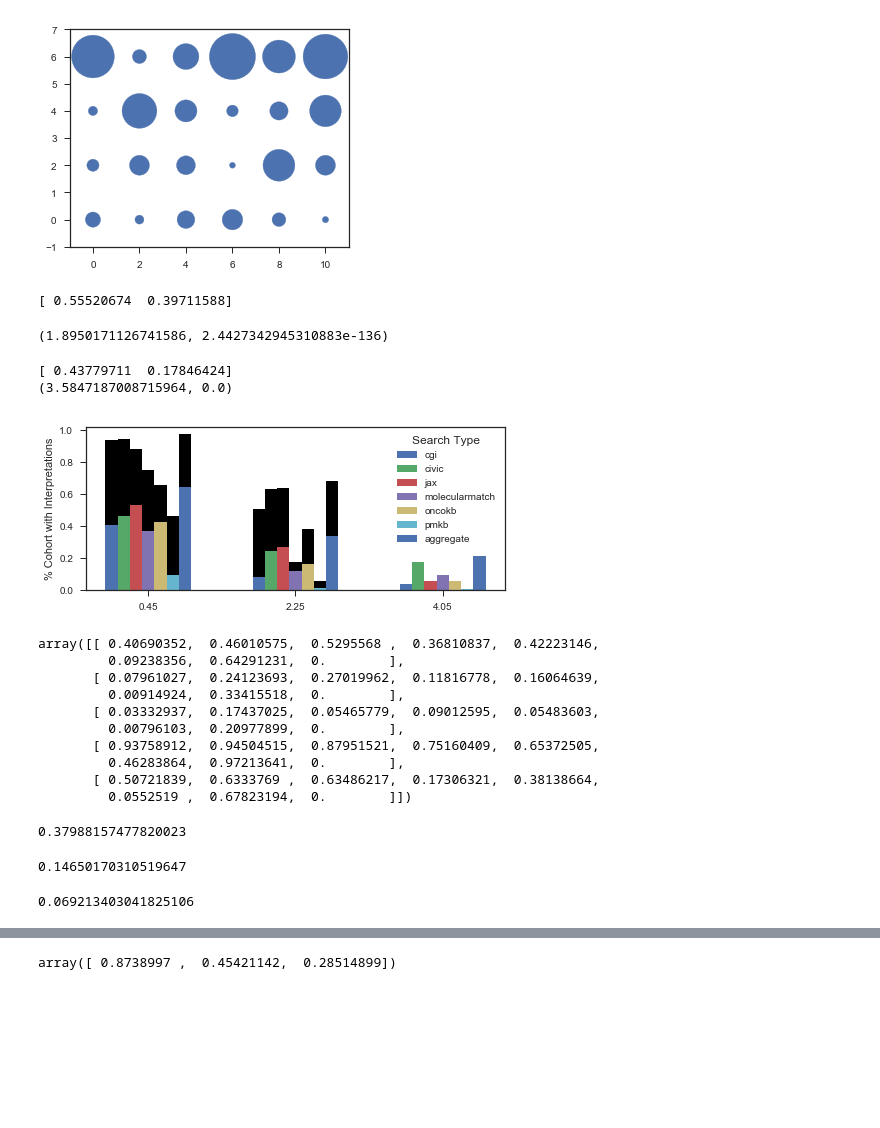
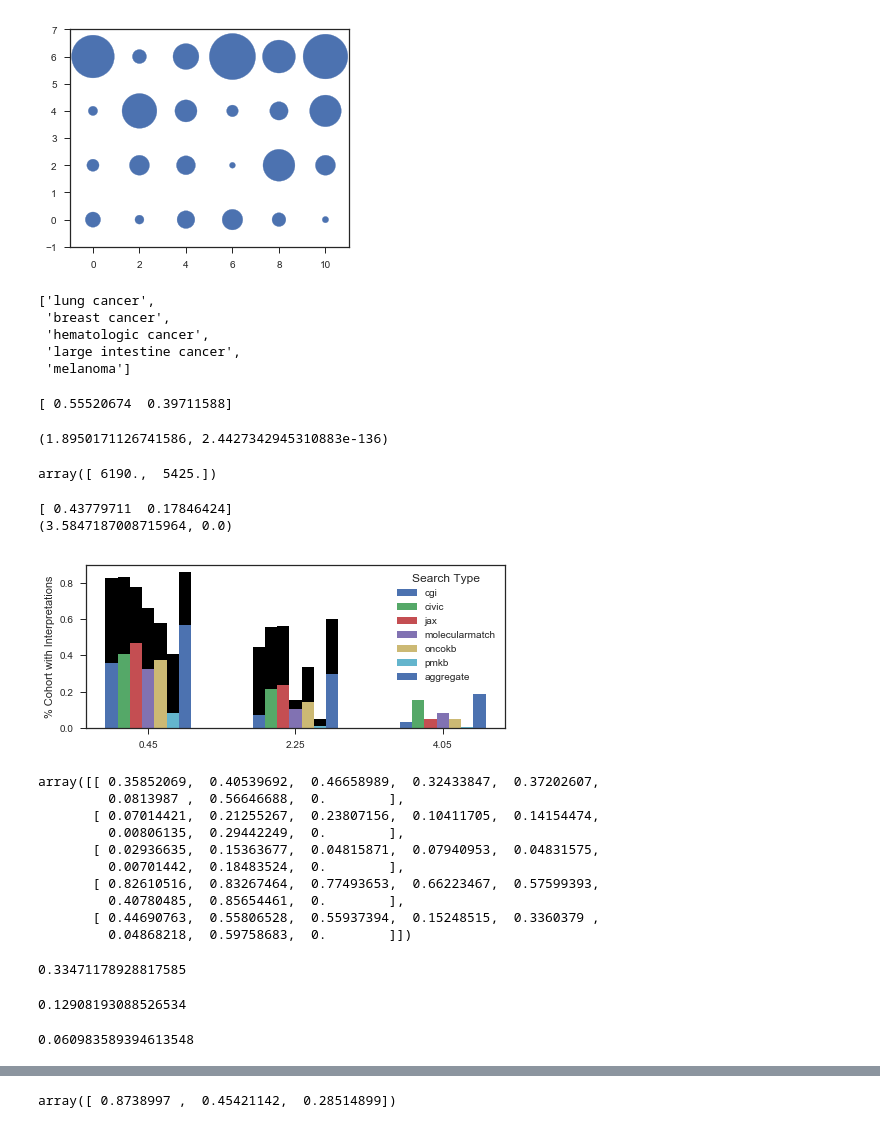
Before and after one commit to ahwagner/vicckb, a Jupyter notebook: analysis.ipynb, the cells around one changed output, grey strips where cells are left out. Cells and saved outputs as stored; diff of their text form; code cells hidden in the pictures; blank space fills up the shorter version.

```diff
--- a/analysis.ipynb
+++ b/analysis.ipynb
@@ -646,0 +700,14 @@ sorted([x.name for x in ubiquitous_features])
+# %%
+plots = list()
+b_sums = np.zeros(N)
+for plot_set in plot_sets:
+    p = plt.bar(ind, plot_set, width, bottom=b_sums)
+    b_sums += np.array(plot_set)
+    plots.append(p)
+
+plt.ylabel('Proportion')
+plt.xticks(ind, labels)
+plt.legend([p[0] for p in plots], range(1,7), bbox_to_anchor=(1.2, 0.5, 0, 0.5))
+
+plt.savefig(str(FIGPATH / 'misc_figures' / 'elements_overlap.pdf'))
+plt.show()
@@ -979,6 +1048,7 @@ genie_features = list()
 genie_features_by_patient = defaultdict(list)
 genie_features_by_variant = defaultdict(list)
 genie_features_by_sample = defaultdict(list)
+unfiltered_patients_with_variants = set()
 EXCLUDED_CLASSIFICATIONS = [
     'Silent',
     "3'Flank",
@@ -995,6 +1065,8 @@ with open(DATA_ROOT / 'GENIE_v3' / 'data_mutations_extended_3.0.0.txt', 'r') as
         start = row['Start_Position']
         end = row['End_Position']
         chromosome = row['Chromosome']
+        patient = sample_to_patient[row['Tumor_Sample_Barcode']]
+        unfiltered_patients_with_variants.add(patient)
         if row['Variant_Classification'] in EXCLUDED_CLASSIFICATIONS:
             continue
         if row['Reference_Allele'] != row['Tumor_Seq_Allele1']:
@@ -1013,7 +1085,6 @@ with open(DATA_ROOT / 'GENIE_v3' / 'data_mutations_extended_3.0.0.txt', 'r') as
             alt=alt
         )
         genie_features.append(feature)
-        patient = sample_to_patient[row['Tumor_Sample_Barcode']]
         genie_features_by_patient[patient].append(feature)
         genie_features_by_variant[(reference, chromosome, start, end, alt)].append(feature)
         genie_features_by_sample[row['Tumor_Sample_Barcode']].append(feature)
@@ -1977,6 +2048,7 @@ sample_disease_count = Counter()
 disease_feature_count = Counter()
 patients_with_topnode = set()
 cgi_diseases_with_patient_match = defaultdict(set)
+ALL_PATIENT_COUNT = len(patient_to_samples)
 for patient in featured_patients:
     samples = patient_to_samples[patient]
     actionable = np.zeros(40) # [0..5]: sources (exact), 6: combined, 7: deprecated.
@@ -2033,8 +2105,8 @@ actionability_sum = actionability_grid.sum(axis=0)
 patient_disease_match = dict()
 for patient, matches in cgi_diseases_with_patient_match.items():
     best_score = -1
-    for diseases in matches:
-        score = disease_dist(*diseases)
+    for cgi_diseases in matches:
+        score = disease_dist(*cgi_diseases)
         if score >= 0:
             if best_score == -1:
                 best_score = score
@@ -2045,8 +2117,8 @@ for patient, matches in cgi_diseases_with_patient_match.items():
         patient_diseases = set([x[1] for x in matches])
         for disease in patient_diseases:
             patient_disease_match[patient][disease] = Counter()
-        for diseases in matches:
-            patient_disease_match[patient][diseases[1]][diseases[0]] += 1
+        for cgi_diseases in matches:
+            patient_disease_match[patient][cgi_diseases[1]][cgi_diseases[0]] += 1
             patient_disease_match[patient]['total'] += 1
 # %%
 # for patient in sorted(patient_disease_match, key=lambda x: patient_disease_match[x]['total'], reverse=True):
@@ -2123,6 +2195,14 @@ plt.scatter(x, y, s=proportion*4000)
 # %% [output]
 <matplotlib.collections.PathCollection at 0x...>
 [figure]
+# %%
+diseases
+# %% [output]
+['lung cancer',
+ 'breast cancer',
+ 'hematologic cancer',
+ 'large intestine cancer',
+ 'melanoma']
 # %%
 interpretable_disease_counts = np.zeros((4,2))
 total_counts = np.zeros(2)
@@ -2147,6 +2227,10 @@ stats.fisher_exact(test_matrix)
 # %% [output]
 [ 0.55520674  0.39711588]
 (1.8950171126741586, 2.4427342945310883e-136)
+# %%
+interpretable_disease_counts.sum(axis=0)
+# %% [output]
+array([ 6190.,  5425.])
 # %%
 test_matrix = np.zeros((2,2))
 test_matrix[0,:] = interpretable_disease_counts[:2,:].sum(axis=0)
@@ -2161,63 +2245,63 @@ print(result)
 # %%
 fig, ax = plt.subplots(figsize=(7.5,3))
 
 counts = actionability_sum
 groups = ['Variant', 'Variant + Disease', 'Variant + Disease + Tier I']
 subs = SOURCES + ('aggregate',)
 width = 0.15
 plot_elements = list()
 resource_ind = np.arange(3)
 
 for i, source in enumerate(subs):
-    x = np.array([actionability_sum[i + 24], actionability_sum[i + 32], 0]) / actionability_grid.shape[0]
+    x = np.array([actionability_sum[i + 24], actionability_sum[i + 32], 0]) / ALL_PATIENT_COUNT
     ind = np.array((i, i+12, i+24)) * width
     p = ax.bar(ind, x, width, label=source, color='black')
     plot_elements.append(p)
 
 for i, source in enumerate(subs):
-    x = np.array([actionability_sum[i], actionability_sum[i + 8], actionability_sum[i + 16]]) / actionability_grid.shape[0]
+    x = np.array([actionability_sum[i], actionability_sum[i + 8], actionability_sum[i + 16]]) / ALL_PATIENT_COUNT
     ind = np.array((i, i+12, i+24)) * width
     p = ax.bar(ind, x, width, label=source)
     plot_elements.append(p)
 
 ax.set_xticks(ind - 3*width)
 # ax.set_xticklabels(groups, rotation='vertical')
 handles, labels = ax.get_legend_handles_labels()
 half_idx = len(labels) // 2
 ax.legend(handles[half_idx:], labels[half_idx:], title='Search Type')
 plt.ylabel('% Cohort with Interpretations')
 
 plt.show()
 fig.savefig(str(FIGPATH / 'misc_figures' / 'genie_actionability.pdf'), format='pdf')
 # %% [output]
-[figure, old version]
+[figure, new version]
 # %%
-(actionability_sum / actionability_grid.shape[0]).reshape((5,8))
+(actionability_sum / ALL_PATIENT_COUNT).reshape((5,8))
 # %% [output]
-array([[ 0.40690352,  0.46010575,  0.5295568 ,  0.36810837,  0.42223146,
-         0.09238356,  0.64291231,  0.        ],
-       [ 0.07961027,  0.24123693,  0.27019962,  0.11816778,  0.16064639,
-         0.00914924,  0.33415518,  0.        ],
-       [ 0.03332937,  0.17437025,  0.05465779,  0.09012595,  0.05483603,
-         0.00796103,  0.20977899,  0.        ],
-       [ 0.93758912,  0.94504515,  0.87951521,  0.75160409,  0.65372505,
-         0.46283864,  0.97213641,  0.        ],
-       [ 0.50721839,  0.6333769 ,  0.63486217,  0.17306321,  0.38138664,
-         0.0552519 ,  0.67823194,  0.        ]])
+array([[ 0.35852069,  0.40539692,  0.46658989,  0.32433847,  0.37202607,
+         0.0813987 ,  0.56646688,  0.        ],
+       [ 0.07014421,  0.21255267,  0.23807156,  0.10411705,  0.14154474,
+         0.00806135,  0.29442249,  0.        ],
+       [ 0.02936635,  0.15363677,  0.04815871,  0.07940953,  0.04831575,
+         0.00701442,  0.18483524,  0.        ],
+       [ 0.82610516,  0.83267464,  0.77493653,  0.66223467,  0.57599393,
+         0.40780485,  0.85654461,  0.        ],
+       [ 0.44690763,  0.55806528,  0.55937394,  0.15248515,  0.3360379 ,
+         0.04868218,  0.59758683,  0.        ]])
 # %%
 # Average individual KB variant matching, exact searching
-actionability_sum[:6] / actionability_grid.shape[0]).mean()
+(actionability_sum[:6] / ALL_PATIENT_COUNT).mean()
 # %% [output]
-0.37988157477820023
+0.33471178928817585
 # %%
 # Average individual KB variant+disease matching, exact searching
-(actionability_sum[8:14] / actionability_grid.shape[0]).mean()
+(actionability_sum[8:14] / ALL_PATIENT_COUNT).mean()
 # %% [output]
-0.14650170310519647
+0.12908193088526534
 # %%
 # Average individual KB variant+disease+tier I matching, exact searching
-(actionability_sum[16:22] / actionability_grid.shape[0]).mean()
+(actionability_sum[16:22] / ALL_PATIENT_COUNT).mean()
 # %% [output]
-0.069213403041825106
+0.060983589394613548
 # %%
 # Average individual KB variant matching, broad searching
```
Also changed, not shown: parts of 60 cells of this notebook.
